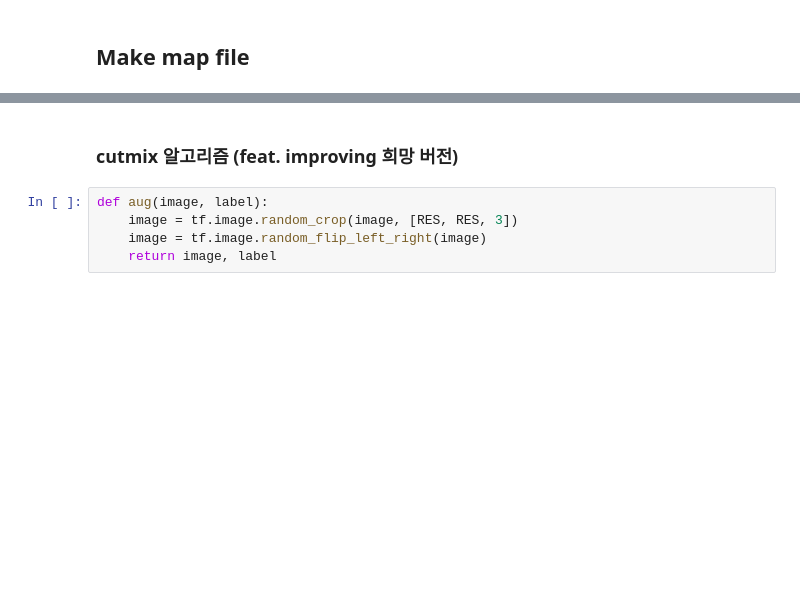
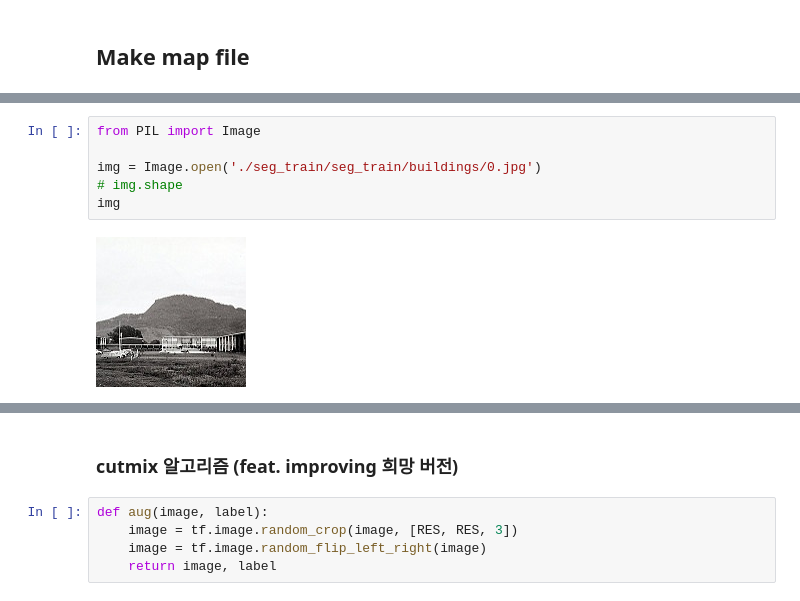
Before and after one commit to SeHwanYoo/gitc_paper_cutoff, a Jupyter notebook: image classficiation.ipynb, the cells around one changed output, grey strips where cells are left out. Cells and saved outputs as stored; diff of their text form; blank space fills up the shorter version.

```diff
--- a/image classficiation.ipynb
+++ b/image classficiation.ipynb
@@ -208,0 +266,8 @@ epoch : 1, loss : 2.3129591941833496, accuracy : 9.866000175476074, test_loss :
+# %%
+from PIL import Image
+
+img = Image.open('./seg_train/seg_train/buildings/0.jpg')
+# img.shape
+img
+# %% [output]
+[figure, added]
```
Also changed, not shown: parts of 11 cells of this notebook.
